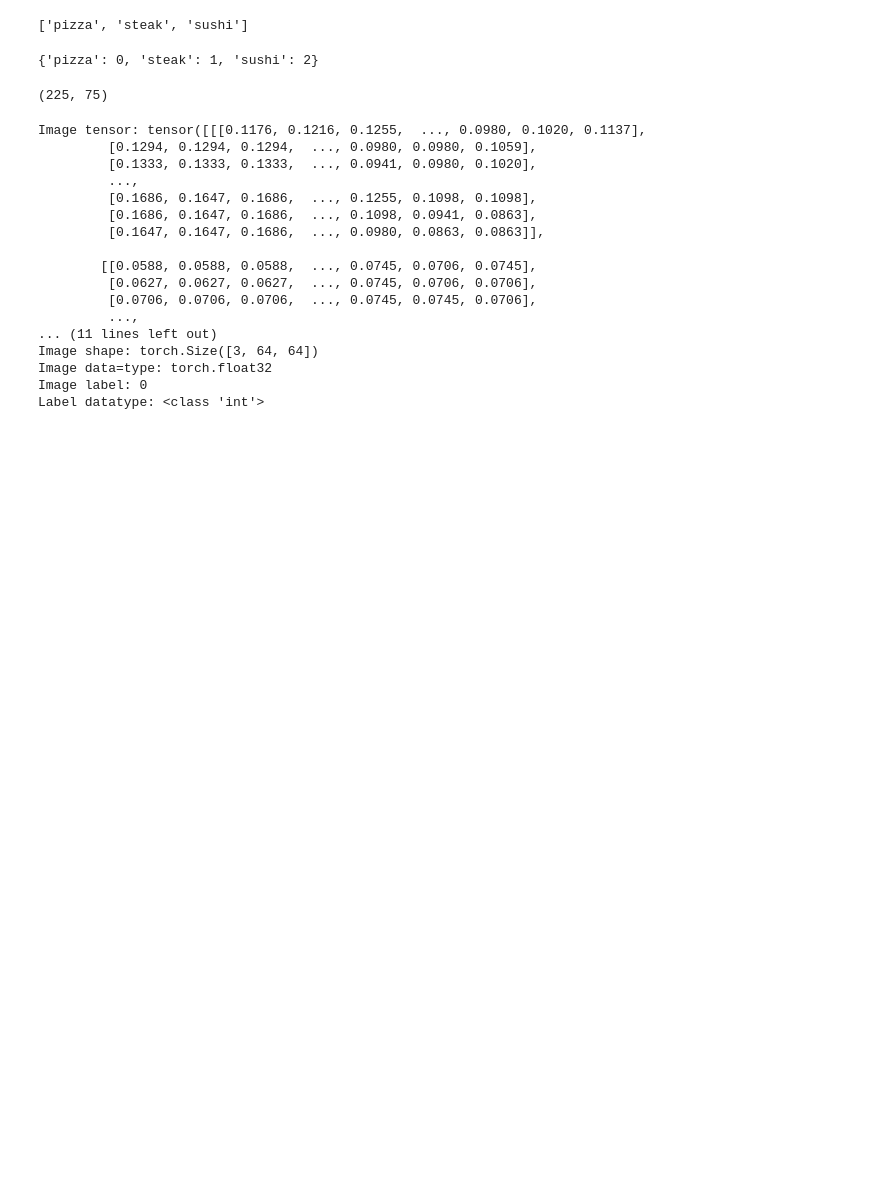
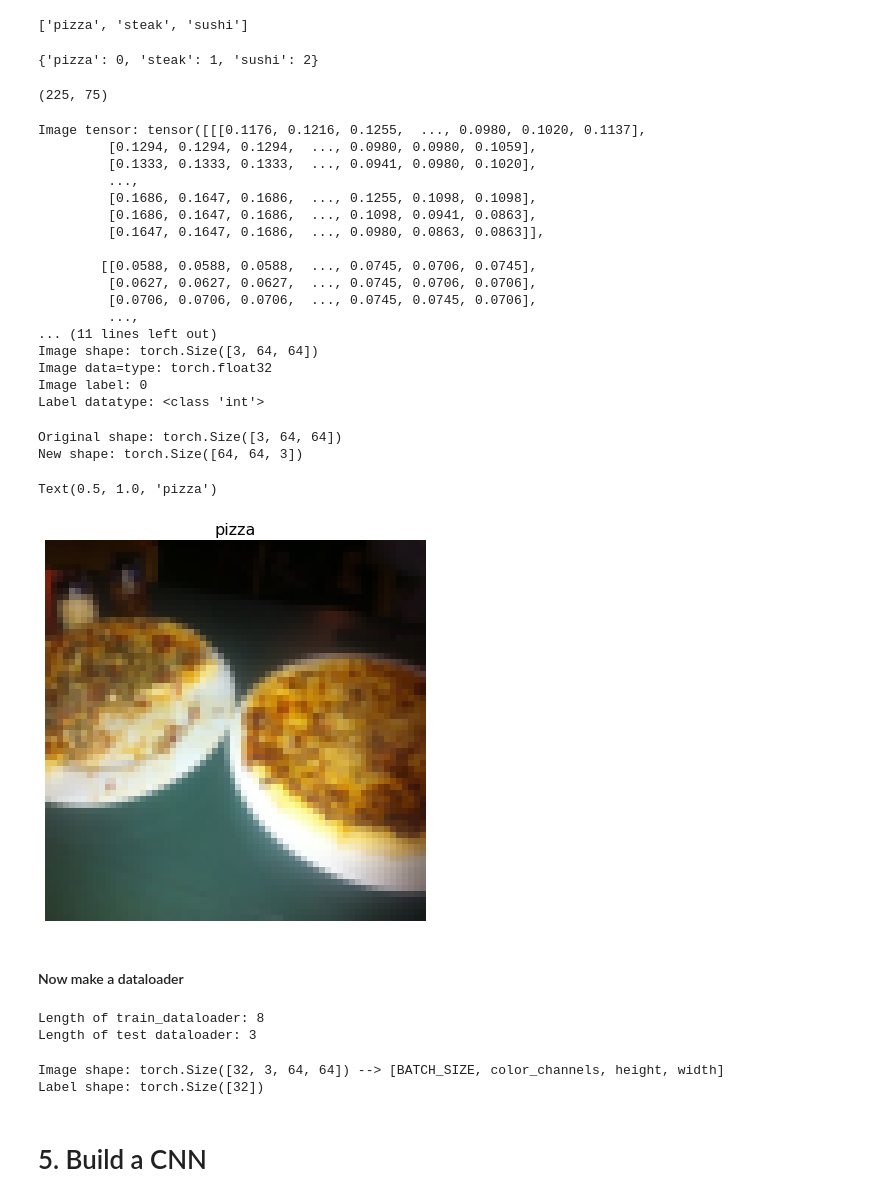
Before and after one commit to kay-squared/PyTorchLearn, a Jupyter notebook: 04_pytorch_CustomDatasets_video.ipynb, the cells around one changed output. Drawn from its saved outputs; the diff is of its cells as text; code cells hidden in the pictures; blank space fills up the shorter version.

```diff
--- a/04_pytorch_CustomDatasets_video.ipynb
+++ b/04_pytorch_CustomDatasets_video.ipynb
@@ -307,3 +308,43 @@ Image shape: torch.Size([3, 64, 64])
 Image data=type: torch.float32
 Image label: 0
 Label datatype: <class 'int'>
+# %%
+# plot wiiht matplotlib> rearrange order of dimensions
+
+img_permute = img.permute(1,2,0)
+
+print(f"Original shape: {img.shape}")
+print(f"New shape: {img_permute.shape}")
+
+plt.figure(figsize=(10,7))
+plt.imshow(img_permute)
+plt.axis("off")
+plt.title(class_names[label],fontsize=16)
+# %% [output]
+Original shape: torch.Size([3, 64, 64])
+New shape: torch.Size([64, 64, 3])
+Text(0.5, 1.0, 'pizza')
+[figure, added]
+# %% [markdown]
+#### Now make a dataloader
+# %%
+from torch.utils.data import DataLoader
+BATCH_SIZE=32
+
+train_dataloader = torch.utils.data.DataLoader(train_data, batch_size=BATCH_SIZE, shuffle = True, num_workers=os.cpu_count())
+test_dataloader = torch.utils.data.DataLoader(test_data, batch_size=BATCH_SIZE, shuffle = False, num_workers = os.cpu_count())
+
+print(f"Length of train_dataloader: {len(train_dataloader)}")
+print(f"Length of test dataloader: {len(test_dataloader)}")
+# %% [output]
+Length of train_dataloader: 8
+Length of test dataloader: 3
+# %%
+img, label = next(iter(train_dataloader))
+print(f"Image shape: {img.shape} --> [BATCH_SIZE, color_channels, height, width]")
+print(f"Label shape: {label.shape}")
+# %% [output]
+Image shape: torch.Size([32, 3, 64, 64]) --> [BATCH_SIZE, color_channels, height, width]
+Label shape: torch.Size([32])
+# %% [markdown]
+# 5. Build a CNN
```
Also changed, not shown: parts of 7 cells of this notebook.
